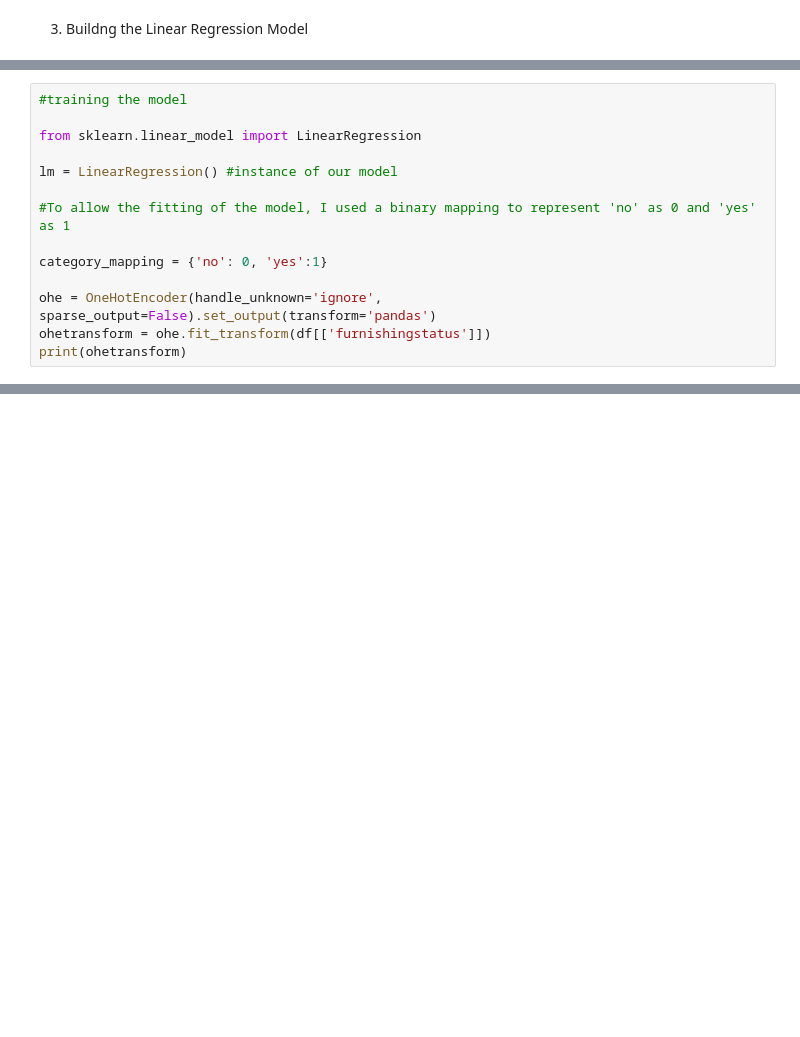
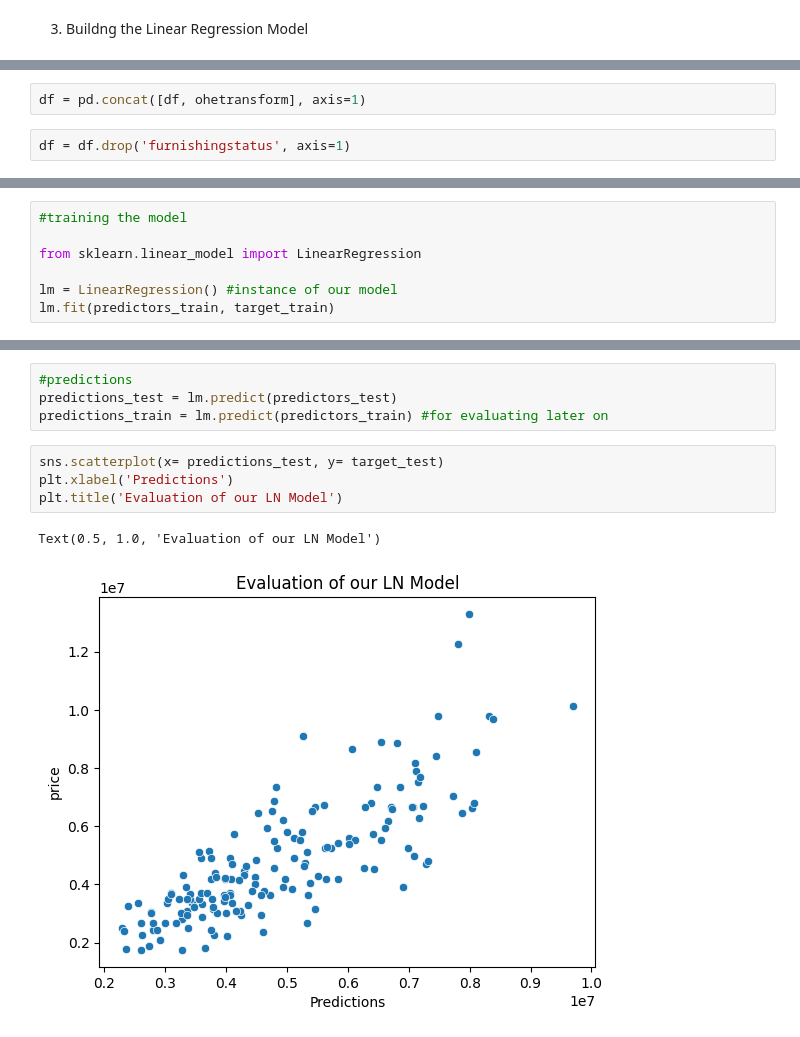
Before and after one commit to sh4ruyan/predictingHousePrices, a Jupyter notebook: predictingHousePrices.ipynb, the cells around one changed output, grey strips where cells are left out. Saved outputs shown, nothing was run; the diff lists cells and outputs as text; blank space fills up the shorter version.

```diff
--- a/predictingHousePrices.ipynb
+++ b/predictingHousePrices.ipynb
@@ -157,0 +146,4 @@ predictors_train, predictors_test, target_train, target_test = train_test_split(
+# %%
+df = pd.concat([df, ohetransform], axis=1)
+# %%
+df = df.drop('furnishingstatus', axis=1)
@@ -161,12 +161,5 @@ predictors_train, predictors_test, target_train, target_test = train_test_split(
 from sklearn.linear_model import LinearRegression
 
 lm = LinearRegression() #instance of our model
-
-#To allow the fitting of the model, I used a binary mapping to represent 'no' as 0 and 'yes' as 1
-
-category_mapping = {'no': 0, 'yes':1}
-
-ohe = OneHotEncoder(handle_unknown='ignore', sparse_output=False).set_output(transform='pandas')
-ohetransform = ohe.fit_transform(df[['furnishingstatus']])
-print(ohetransform)
+lm.fit(predictors_train, target_train)
 # %% [output]
@@ -189,0 +199,11 @@ print(ohetransform)
+# %%
+#predictions
+predictions_test = lm.predict(predictors_test)
+predictions_train = lm.predict(predictors_train) #for evaluating later on
+# %%
+sns.scatterplot(x= predictions_test, y= target_test)
+plt.xlabel('Predictions')
+plt.title('Evaluation of our LN Model')
+# %% [output]
+Text(0.5, 1.0, 'Evaluation of our LN Model')
+[figure, added]
```
Also changed, not shown: parts of 12 cells of this notebook.
